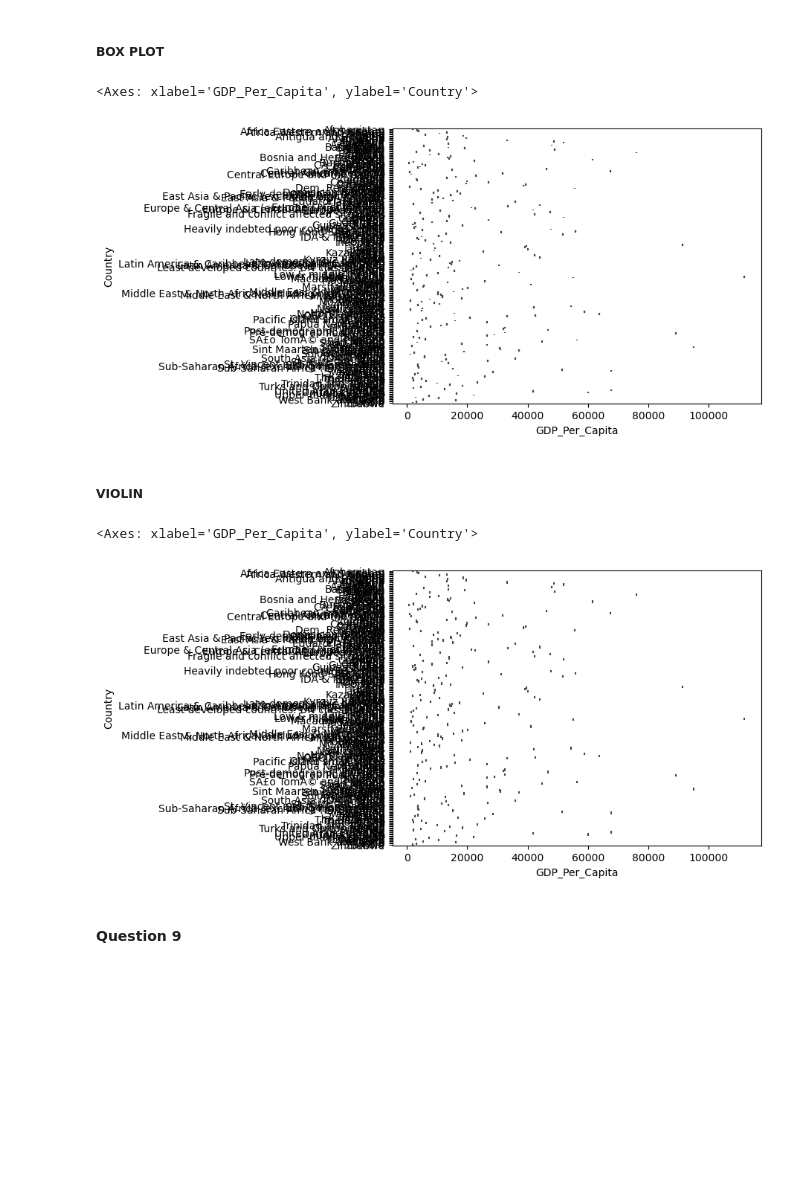
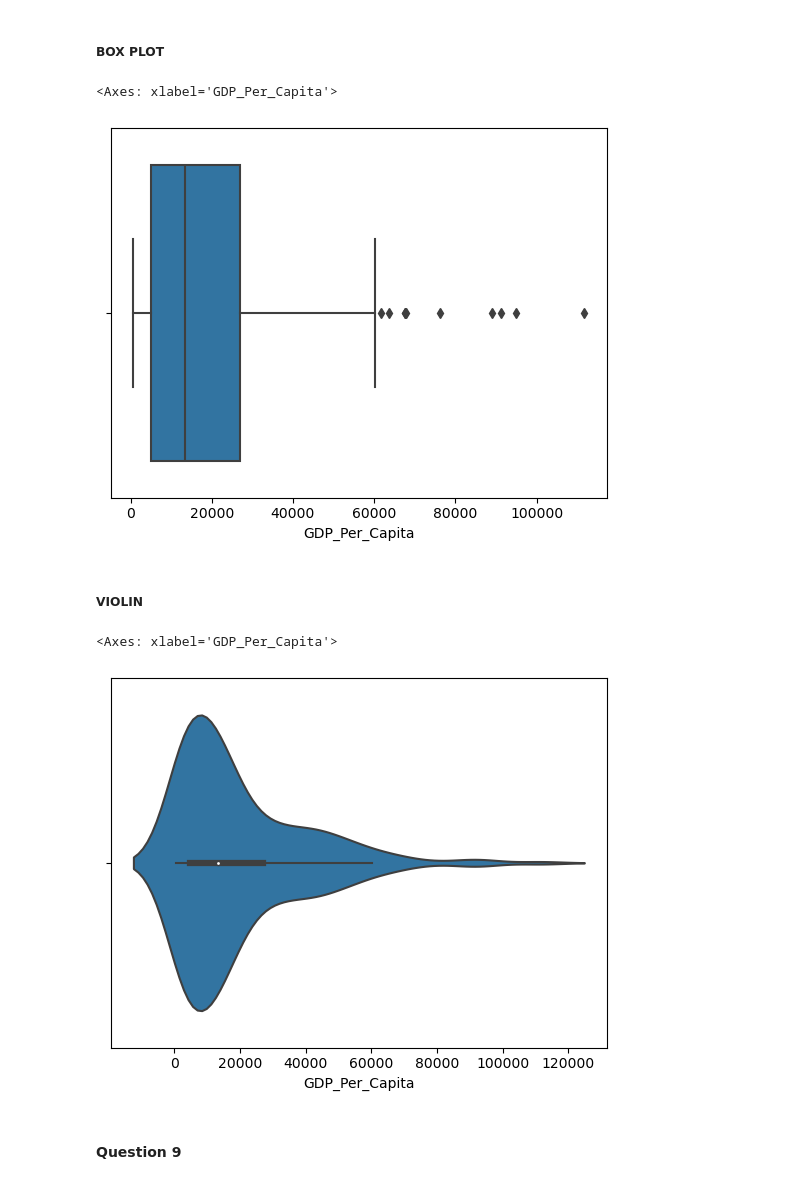
Before and after one commit to NSS-Data-Analytics-Cohort-11/undata-barbsjean, a Jupyter notebook: notebook/UN_data_analysis_DA11.ipynb, the cells around one changed output. Drawn from its saved outputs; the diff is of its cells as text; code cells hidden in the pictures; blank space fills up the shorter version.

```diff
--- a/notebook/UN_data_analysis_DA11.ipynb
+++ b/notebook/UN_data_analysis_DA11.ipynb
@@ -126,7 +166,7 @@ print(single_country_missing_years)
 # %% [markdown]
 #### Question 8*
 # %%
-gdp_per_capita_2020 = gdp_df.loc[gdp_df.Year == 2020]
+gdp_per_capita_2020 = gdp_df[gdp_df.Year == 2020]
 gdp_per_capita_2020
 # %% [output]
 |  | Country | Year | GDP_Per_Capita |
@@ -159,17 +217,17 @@ sns.kdeplot(gdp_per_capita_2020["GDP_Per_Capita"])
 # %% [markdown]
 ##### BOX PLOT
 # %%
-sns.boxplot( data = gdp_per_capita_2020, x=gdp_per_capita_2020["GDP_Per_Capita"], y=gdp_per_capita_2020["Country"] )
+sns.boxplot( data = gdp_per_capita_2020, x="GDP_Per_Capita" )
 # %% [output]
-<Axes: xlabel='GDP_Per_Capita', ylabel='Country'>
+<Axes: xlabel='GDP_Per_Capita'>
-[figure, old version]
+[figure, new version]
 # %% [markdown]
 ##### VIOLIN
 # %%
-sns.violinplot( x=gdp_per_capita_2020["GDP_Per_Capita"], y=gdp_per_capita_2020["Country"] )
+sns.violinplot( data = gdp_per_capita_2020, x=gdp_per_capita_2020["GDP_Per_Capita"])
 # %% [output]
-<Axes: xlabel='GDP_Per_Capita', ylabel='Country'>
+<Axes: xlabel='GDP_Per_Capita'>
-[figure, old version]
+[figure, new version]
 # %% [markdown]
 #### Question 9
 # %%
```
Also changed, not shown: parts of 30 cells of this notebook.
